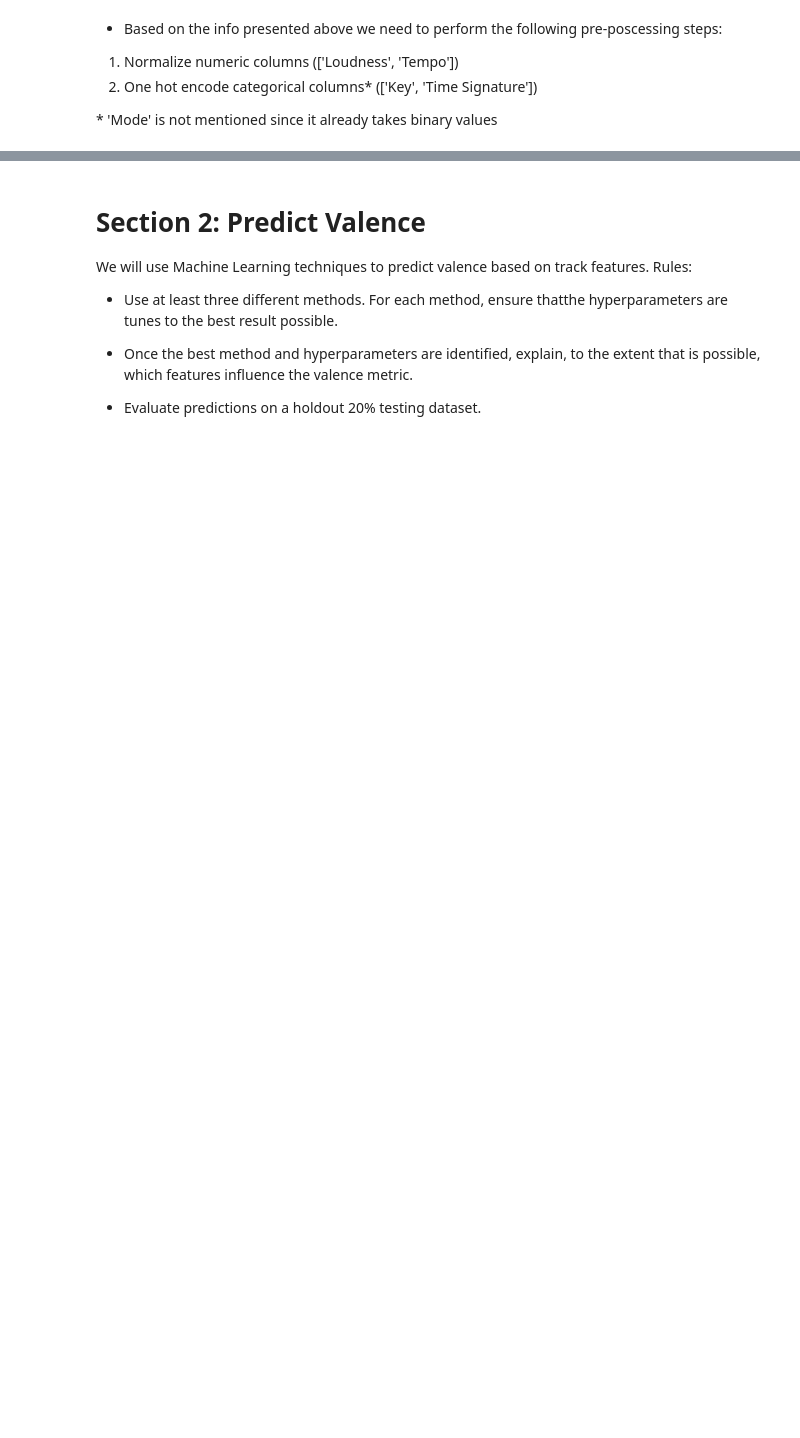
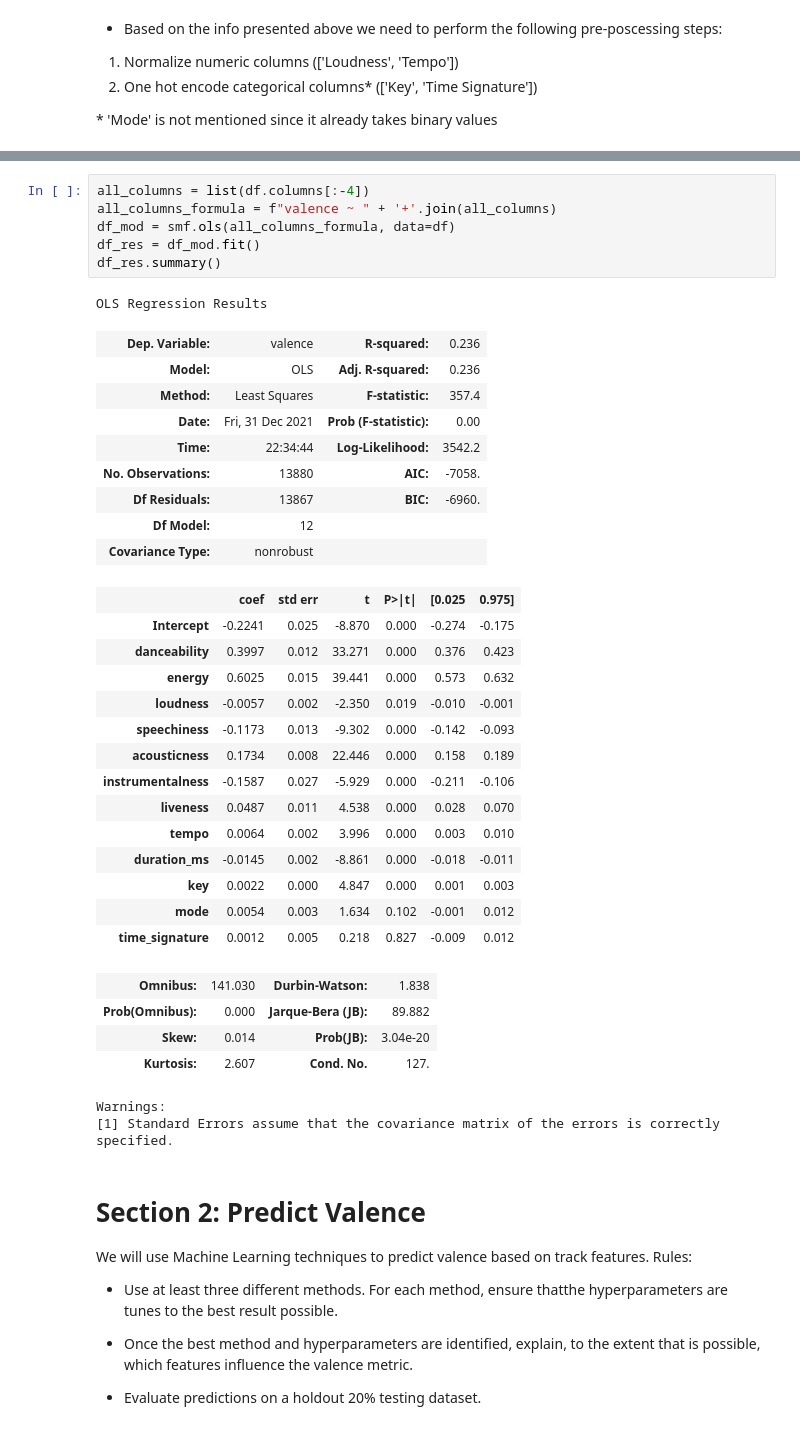
Before and after one commit to geo-chalk/spotify_valence, a Jupyter notebook: spotify_valence.ipynb, the cells around one changed output, grey strips where cells are left out. Cells and saved outputs as stored; diff of their text form; blank space fills up the shorter version.

```diff
--- a/spotify_valence.ipynb
+++ b/spotify_valence.ipynb
@@ -399,3 +444,40 @@ _ = sns.reset_orig
+# %%
+all_columns = list(df.columns[:-4])
+all_columns_formula = f"valence ~ " + '+'.join(all_columns)
+df_mod = smf.ols(all_columns_formula, data=df)
+df_res = df_mod.fit()
+df_res.summary()
+# %% [output]
+OLS Regression Results
+| Dep. Variable: | valence | R-squared: | 0.236 |
+| Model: | OLS | Adj. R-squared: | 0.236 |
+| Method: | Least Squares | F-statistic: | 357.4 |
+| Date: | Fri, 31 Dec 2021 | Prob (F-statistic): | 0.00 |
+| Time: | 22:34:44 | Log-Likelihood: | 3542.2 |
+| No. Observations: | 13880 | AIC: | -7058. |
+| Df Residuals: | 13867 | BIC: | -6960. |
+| Df Model: | 12 |  |  |
+| Covariance Type: | nonrobust |  |  |
+|  | coef | std err | t | P>|t| | [0.025 | 0.975] |
+| Intercept | -0.2241 | 0.025 | -8.870 | 0.000 | -0.274 | -0.175 |
+| danceability | 0.3997 | 0.012 | 33.271 | 0.000 | 0.376 | 0.423 |
+| energy | 0.6025 | 0.015 | 39.441 | 0.000 | 0.573 | 0.632 |
+| loudness | -0.0057 | 0.002 | -2.350 | 0.019 | -0.010 | -0.001 |
+| speechiness | -0.1173 | 0.013 | -9.302 | 0.000 | -0.142 | -0.093 |
+| acousticness | 0.1734 | 0.008 | 22.446 | 0.000 | 0.158 | 0.189 |
+| instrumentalness | -0.1587 | 0.027 | -5.929 | 0.000 | -0.211 | -0.106 |
+| liveness | 0.0487 | 0.011 | 4.538 | 0.000 | 0.028 | 0.070 |
+| tempo | 0.0064 | 0.002 | 3.996 | 0.000 | 0.003 | 0.010 |
+| duration_ms | -0.0145 | 0.002 | -8.861 | 0.000 | -0.018 | -0.011 |
+| key | 0.0022 | 0.000 | 4.847 | 0.000 | 0.001 | 0.003 |
+| mode | 0.0054 | 0.003 | 1.634 | 0.102 | -0.001 | 0.012 |
+| time_signature | 0.0012 | 0.005 | 0.218 | 0.827 | -0.009 | 0.012 |
+| Omnibus: | 141.030 | Durbin-Watson: | 1.838 |
+| Prob(Omnibus): | 0.000 | Jarque-Bera (JB): | 89.882 |
+| Skew: | 0.014 | Prob(JB): | 3.04e-20 |
+| Kurtosis: | 2.607 | Cond. No. | 127. |
+Warnings:
+[1] Standard Errors assume that the covariance matrix of the errors is correctly specified.
 # %% [markdown]
 # Section 2: Predict Valence
 
```
Also changed, not shown: parts of 10 cells of this notebook.
